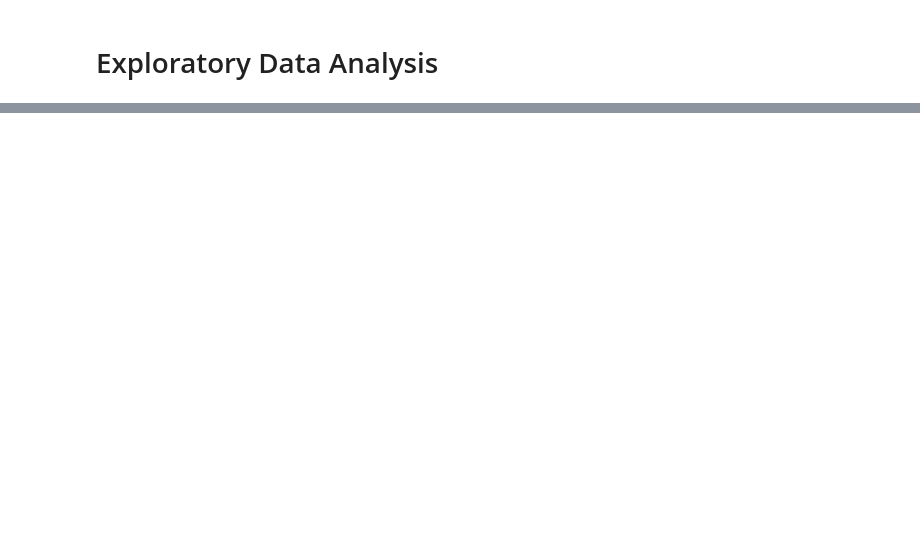
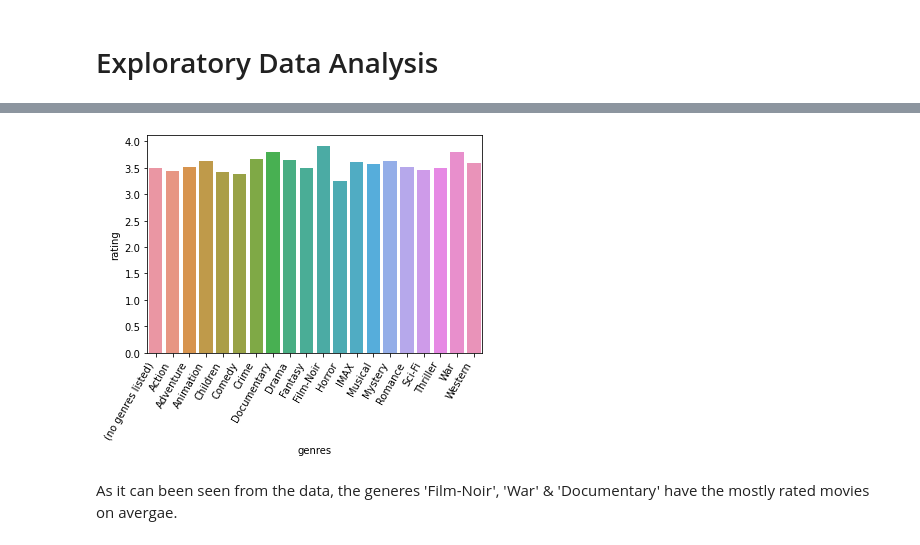
Before and after one commit to NeeteshDadwariya/recommendation-system, a Jupyter notebook: notebooks/eda.ipynb, the cells around one changed output, grey strips where cells are left out. Cells and saved outputs as stored; diff of their text form; code cells hidden in the pictures; blank space fills up the shorter version.

```diff
--- a/notebooks/eda.ipynb
+++ b/notebooks/eda.ipynb
@@ -61,0 +102,3 @@ movies_df.genres.str.get_dummies('|').sum().plot(kind='bar')
+# %%
+movie_ratings_df = ratings_df.merge(movies_df, on=['movieId'], how='left')
+movie_ratings_df.head()
@@ -61,0 +112,7 @@ movies_df.genres.str.get_dummies('|').sum().plot(kind='bar')
+# %%
+generes_df = (movie_ratings_df.genres.str.split('|', expand=True)
+                  .stack()
+                  .reset_index(drop=True, level=1)
+                  .rename('genres'))
+movie_ratings_genres_df = ratings_df.join(generes_df)
+movie_ratings_genres_df.head(10)
@@ -61,0 +131,3 @@ movies_df.genres.str.get_dummies('|').sum().plot(kind='bar')
+# %%
+genres_wise_avg_ratings_df = movie_ratings_genres_df.groupby('genres')['rating'].mean().reset_index()
+genres_wise_avg_ratings_df.sort_values(by='rating', ascending=False).head(10)
@@ -61,0 +146,7 @@ movies_df.genres.str.get_dummies('|').sum().plot(kind='bar')
+# %%
+chart1 = sns.barplot(x='genres', y='rating', data=genres_wise_avg_ratings_df)
+chart1.set_xticklabels(chart1.get_xticklabels(), rotation=60, horizontalalignment='right');
+# %% [output]
+[figure, added]
+# %% [markdown]
+As it can been seen from the data, the generes 'Film-Noir', 'War' & 'Documentary' have the mostly rated movies on avergae.
```
Also changed, not shown: parts of 21 cells of this notebook.
